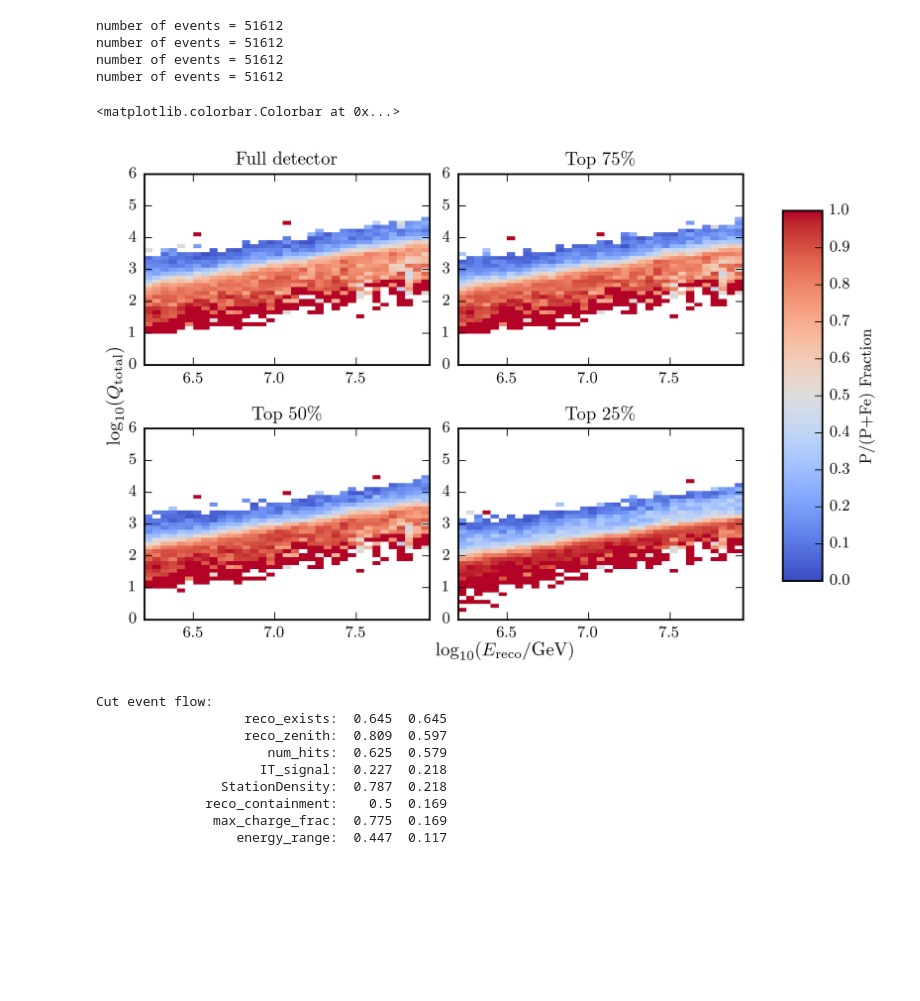
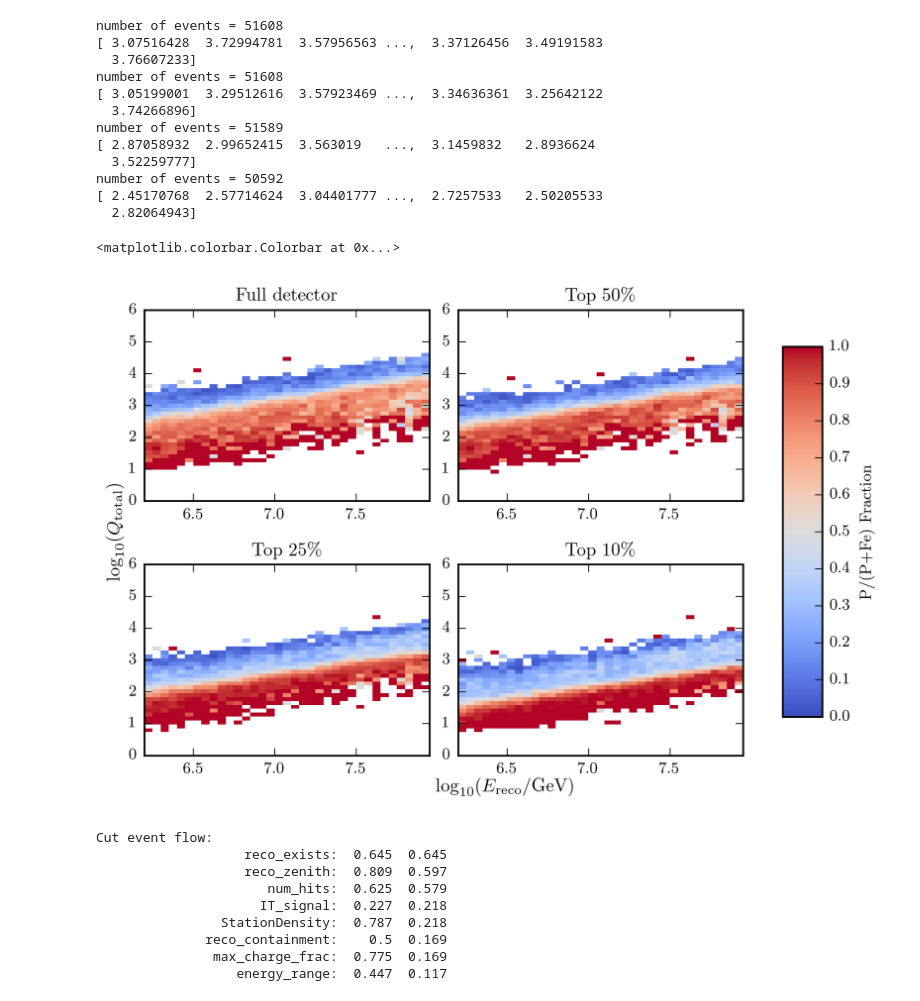
Before and after one commit to jrbourbeau/cr-composition, a Jupyter notebook: analysis/charge-vs-energy_compare-charge-layers.ipynb, the cells around one changed output. Saved outputs shown, nothing was run; the diff lists cells and outputs as text; code cells hidden in the pictures; blank space fills up the shorter version.

```diff
--- a/analysis/charge-vs-energy_compare-charge-layers.ipynb
+++ b/analysis/charge-vs-energy_compare-charge-layers.ipynb
@@ -14,8 +37,10 @@ import composition.analysis.plotting_functions as plotting
 def make_charge_energy_histogram(log_energy, charge, proton_mask, iron_mask, ax, plot_line=False):
     charge_bins = np.linspace(0, 6, 50)
     energy_bins = np.arange(6.2, 8.0, 0.05)
+#     charge_bins = 50
+#     energy_bins = 50
 #     energy_bins = np.arange(6.2, 9.51, 0.05)
-    energy_midpoints = (energy_bins[1:] + energy_bins[:-1]) / 2
+#     energy_midpoints = (energy_bins[1:] + energy_bins[:-1]) / 2
     proton_hist, xedges, yedges = np.histogram2d(log_energy[MC_proton_mask],
                                                  charge[MC_proton_mask],
                                                  bins=[energy_bins,
@@ -55,46 +80,60 @@ def make_charge_energy_histogram(log_energy, charge, proton_mask, iron_mask, ax,
                  color='k')
     return im
 # %%
-charge_list = ['','_threequarter', '_half', '_quarter']
-title_list = ['Full detector','Top 75\%', 'Top 50\%', 'Top 25\%']
+# charge_list = ['_1_60','_1_45', '_1_30', '_1_15']
+# title_list = ['Full detector','Top 75\%', 'Top 50\%', 'Top 25\%']
+
+charge_list = ['_1_60','_1_30', '_1_15', '_1_6']
+title_list = ['Full detector','Top 50\%', 'Top 25\%', 'Top 10\%']
 
 fig, axarr = plt.subplots(2,2)
 for charge, title, ax in zip(charge_list, title_list, axarr.flatten()):
     # Import ShowerLLH sim reconstructions and cuts to be made
-    df, cut_dict = load_sim(return_cut_dict=True)
+    df, cut_dict = comp.load_sim(return_cut_dict=True)
     selection_mask = np.array([True] * len(df))
     standard_cut_keys = ['reco_exists', 'reco_zenith', 'NStations', 'IT_signal',
                          'StationDensity', 'reco_containment', 'energy_range']
     for key in standard_cut_keys:
         selection_mask *= cut_dict[key]
 
 #     selection_mask *= (df['LLHlap_InIce_containment'] < 1.0)
-#     selection_mask *= (df['NChannels{}'.format(charge)] >= 8)
+    selection_mask *= cut_dict['NChannels' + charge]
+    selection_mask *= cut_dict['max_qfrac' + charge]
 #     selection_mask *= (df['max_charge_frac{}'.format(charge)] < 0.3)
     df = df[selection_mask]
     print('number of events = {}'.format(len(df)))
 
     MC_proton_mask = (df.MC_comp == 'P')
     MC_iron_mask = (df.MC_comp == 'Fe')
     log_energy = df['reco_log_energy']
-    charge = df['InIce_log_charge{}'.format(charge)]
+#     log_energy = df['log_s125']
+    charge = np.log10(df['InIce_charge{}'.format(charge)])
     im = make_charge_energy_histogram(log_energy, charge, MC_proton_mask, MC_iron_mask, ax=ax)
+    print(charge.values)
     ax.set_title(title)
 
 fig.text(0.5, 0.00, '$\log_{10}(E_{\mathrm{reco}}/\mathrm{GeV})$', ha='center')
 fig.text(0.00, 0.5, '$\log_{10}(Q_{\mathrm{total}})$', va='center', rotation='vertical')
 plt.tight_layout()
 fig.subplots_adjust(right=0.8)
 cbar_ax = fig.add_axes([0.85, 0.15, 0.05, 0.7])
 fig.colorbar(im, cax=cbar_ax, label='P/(P+Fe) Fraction')
 # plt.colorbar(im, label='P/(P+Fe) Fraction')
 # %% [output]
-number of events = 51612
-number of events = 51612
-number of events = 51612
-number of events = 51612
+number of events = 51608
+[ 3.07516428  3.72994781  3.57956563 ...,  3.37126456  3.49191583
+  3.76607233]
+number of events = 51608
+[ 3.05199001  3.29512616  3.57923469 ...,  3.34636361  3.25642122
+  3.74266896]
+number of events = 51589
+[ 2.87058932  2.99652415  3.563019   ...,  3.1459832   2.8936624
+  3.52259777]
+number of events = 50592
+[ 2.45170768  2.57714624  3.04401777 ...,  2.7257533   2.50205533
+  2.82064943]
 <matplotlib.colorbar.Colorbar at 0x...>
-[figure, old version]
+[figure, new version]
 # %%
 from pandas.tools.plotting import parallel_coordinates
 # %%
```
Also changed, not shown: parts of 2 cells of this notebook, 15 other files.
